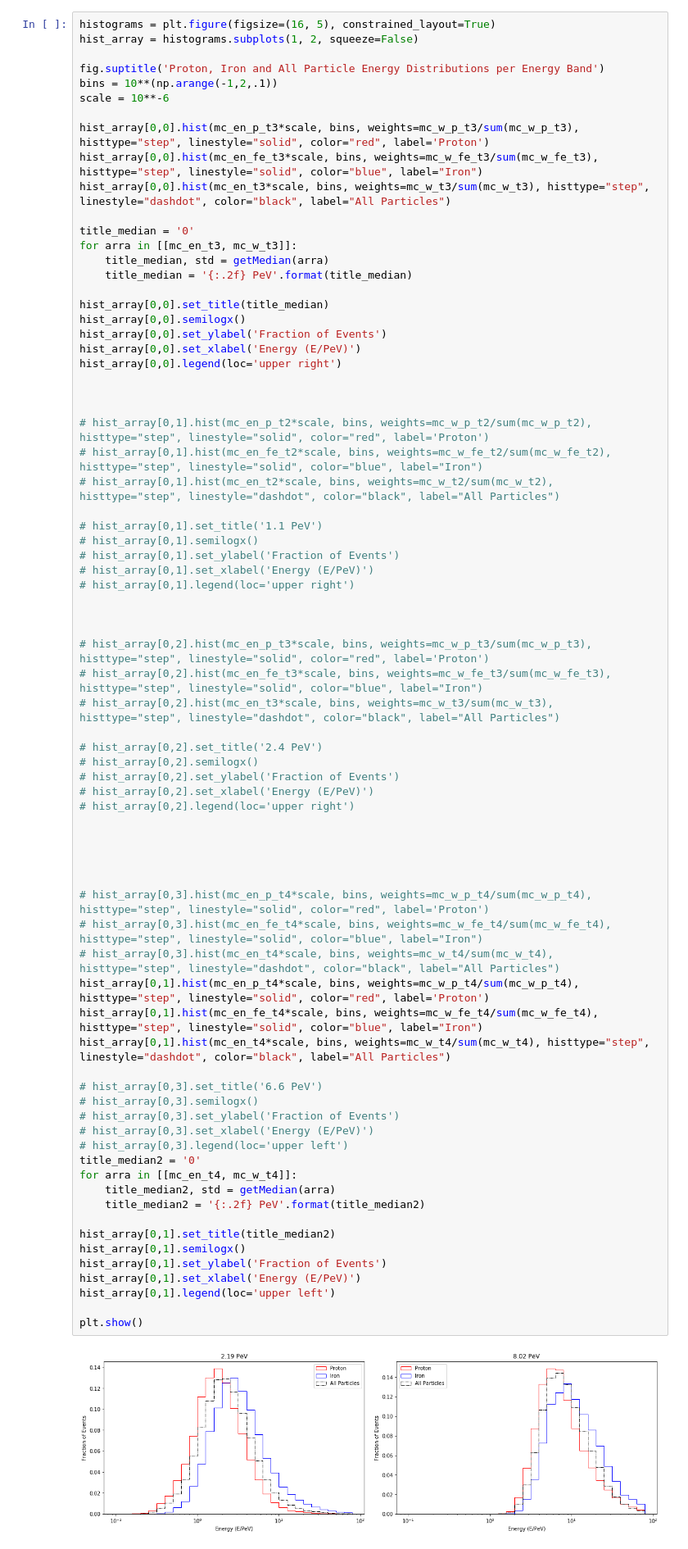
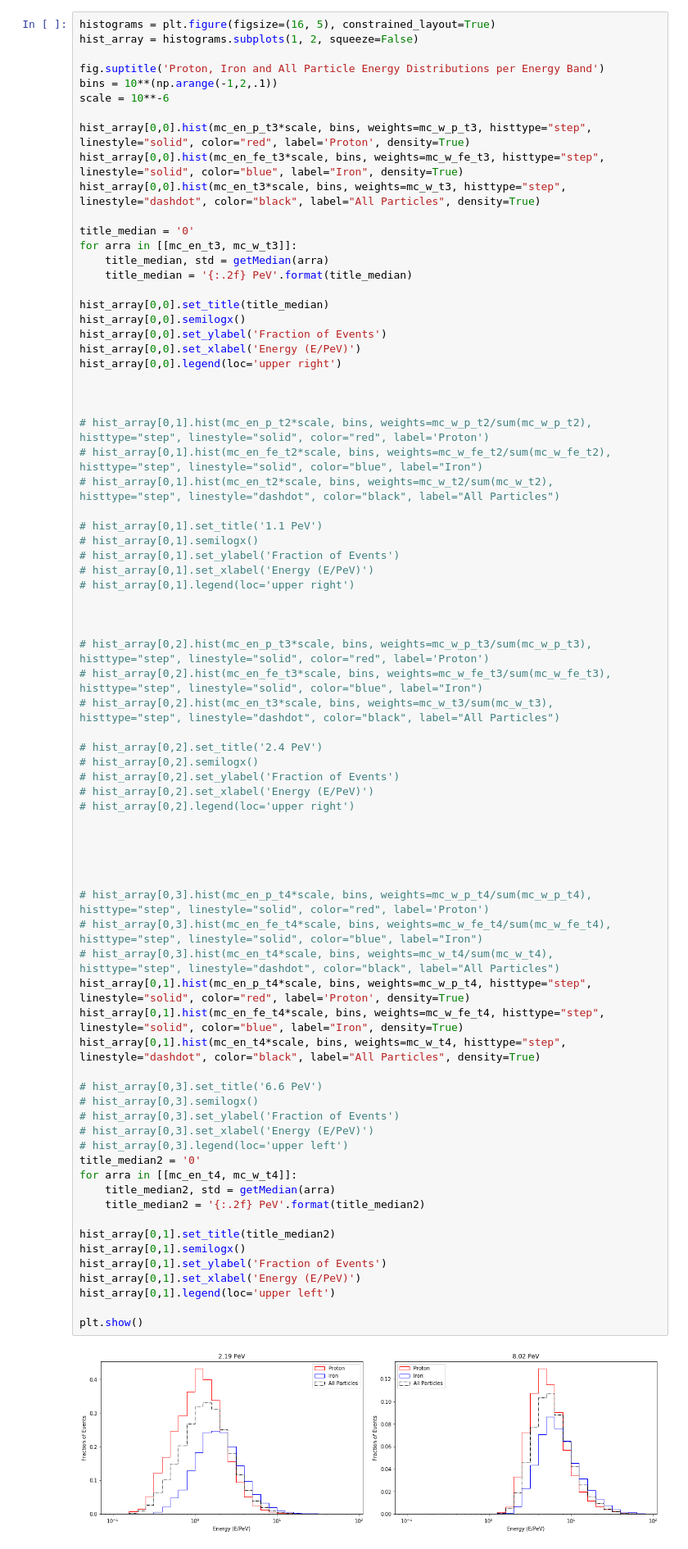
Before and after one commit to RajwolChapagain/Cosmic-Ray-Anisotropy-Analysis, a Jupyter notebook: 03_sim_study/002_loading_graphs.ipynb, the cells around one changed output. Shown at 82% size. Cells and saved outputs as stored; diff of their text form.

Commit message:
Change histograms to use density and denormalize weights

```diff
--- a/03_sim_study/002_loading_graphs.ipynb
+++ b/03_sim_study/002_loading_graphs.ipynb
@@ -939,9 +939,9 @@ fig.suptitle('Proton, Iron and All Particle Energy Distributions per Energy Band
 bins = 10**(np.arange(-1,2,.1))
 scale = 10**-6
 
-hist_array[0,0].hist(mc_en_p_t3*scale, bins, weights=mc_w_p_t3/sum(mc_w_p_t3), histtype="step", linestyle="solid", color="red", label='Proton')
-hist_array[0,0].hist(mc_en_fe_t3*scale, bins, weights=mc_w_fe_t3/sum(mc_w_fe_t3), histtype="step", linestyle="solid", color="blue", label="Iron")
-hist_array[0,0].hist(mc_en_t3*scale, bins, weights=mc_w_t3/sum(mc_w_t3), histtype="step", linestyle="dashdot", color="black", label="All Particles")
+hist_array[0,0].hist(mc_en_p_t3*scale, bins, weights=mc_w_p_t3, histtype="step", linestyle="solid", color="red", label='Proton', density=True)
+hist_array[0,0].hist(mc_en_fe_t3*scale, bins, weights=mc_w_fe_t3, histtype="step", linestyle="solid", color="blue", label="Iron", density=True)
+hist_array[0,0].hist(mc_en_t3*scale, bins, weights=mc_w_t3, histtype="step", linestyle="dashdot", color="black", label="All Particles", density=True)
 
 title_median = '0'
 for arra in [[mc_en_t3, mc_w_t3]]:
@@ -977,34 +977,34 @@ hist_array[0,0].legend(loc='upper right')
 # hist_array[0,2].set_ylabel('Fraction of Events')
 # hist_array[0,2].set_xlabel('Energy (E/PeV)')
 # hist_array[0,2].legend(loc='upper right')
 
 
 
 
 
 # hist_array[0,3].hist(mc_en_p_t4*scale, bins, weights=mc_w_p_t4/sum(mc_w_p_t4), histtype="step", linestyle="solid", color="red", label='Proton')
 # hist_array[0,3].hist(mc_en_fe_t4*scale, bins, weights=mc_w_fe_t4/sum(mc_w_fe_t4), histtype="step", linestyle="solid", color="blue", label="Iron")
 # hist_array[0,3].hist(mc_en_t4*scale, bins, weights=mc_w_t4/sum(mc_w_t4), histtype="step", linestyle="dashdot", color="black", label="All Particles")
-hist_array[0,1].hist(mc_en_p_t4*scale, bins, weights=mc_w_p_t4/sum(mc_w_p_t4), histtype="step", linestyle="solid", color="red", label='Proton')
-hist_array[0,1].hist(mc_en_fe_t4*scale, bins, weights=mc_w_fe_t4/sum(mc_w_fe_t4), histtype="step", linestyle="solid", color="blue", label="Iron")
-hist_array[0,1].hist(mc_en_t4*scale, bins, weights=mc_w_t4/sum(mc_w_t4), histtype="step", linestyle="dashdot", color="black", label="All Particles")
+hist_array[0,1].hist(mc_en_p_t4*scale, bins, weights=mc_w_p_t4, histtype="step", linestyle="solid", color="red", label='Proton', density=True)
+hist_array[0,1].hist(mc_en_fe_t4*scale, bins, weights=mc_w_fe_t4, histtype="step", linestyle="solid", color="blue", label="Iron", density=True)
+hist_array[0,1].hist(mc_en_t4*scale, bins, weights=mc_w_t4, histtype="step", linestyle="dashdot", color="black", label="All Particles", density=True)
 
 # hist_array[0,3].set_title('6.6 PeV')
 # hist_array[0,3].semilogx()
 # hist_array[0,3].set_ylabel('Fraction of Events')
 # hist_array[0,3].set_xlabel('Energy (E/PeV)')
 # hist_array[0,3].legend(loc='upper left')
 title_median2 = '0'
 for arra in [[mc_en_t4, mc_w_t4]]:
     title_median2, std = getMedian(arra)
     title_median2 = '{:.2f} PeV'.format(title_median2)
 
 hist_array[0,1].set_title(title_median2)
 hist_array[0,1].semilogx()
 hist_array[0,1].set_ylabel('Fraction of Events')
 hist_array[0,1].set_xlabel('Energy (E/PeV)')
 hist_array[0,1].legend(loc='upper left')
 
 plt.show()
 # %% [output]
-[figure, old version]
+[figure, new version]
```
